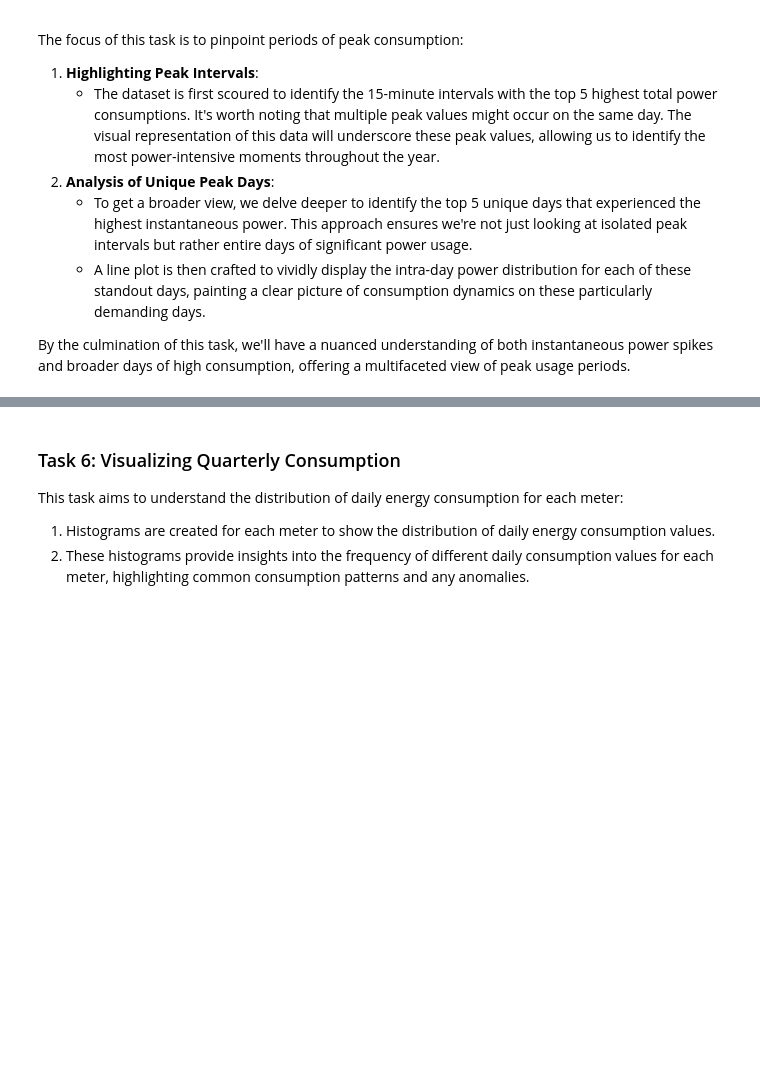
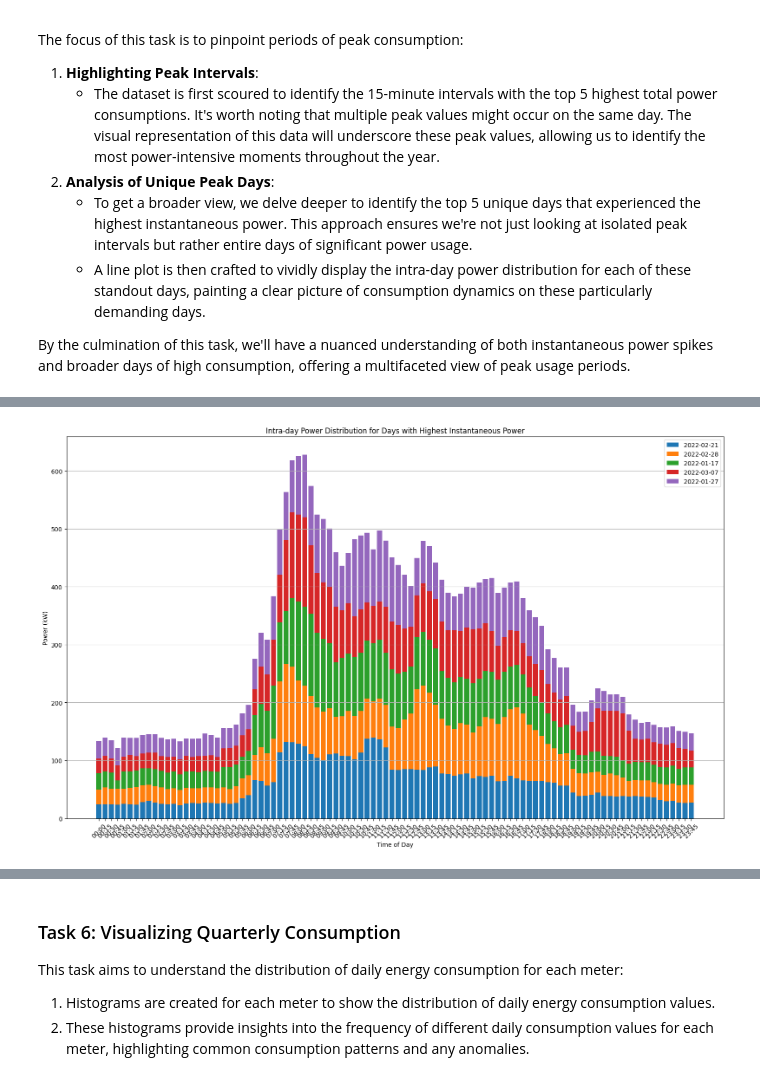
Before and after one commit to mijki/zengrid-analysis, a Jupyter notebook: notebooks/cons-analysis-dyn.ipynb, the cells around one changed output, grey strips where cells are left out. Cells and saved outputs as stored; diff of their text form; code cells hidden in the pictures; blank space fills up the shorter version.

```diff
--- a/notebooks/cons-analysis-dyn.ipynb
+++ b/notebooks/cons-analysis-dyn.ipynb
@@ -507,0 +524,34 @@ plt.show()
+# %%
+# Visualization
+plt.figure(figsize=(16, 10))
+
+# Create a stacked bar chart for each unique top date
+bar_data = []
+labels = []
+for date in top_5_dates:
+    subset = processed_data[processed_data['TimePeriodStart'].dt.date == date]
+    bar_data.append(list(subset['TotalPower']))
+    labels.append(str(date))
+
+# Using numpy to cumulatively sum the data to simulate a stacked bar effect
+cum_data = np.cumsum(bar_data, axis=0)
+
+# Plotting bars. The first bar is plotted normally, subsequent bars start from the top of the previous bar
+for i, (data, label) in enumerate(zip(bar_data, labels)):
+    if i == 0:
+        plt.bar(subset['TimePeriodStart'].dt.strftime('%H:%M'), data, label=label)
+    else:
+        plt.bar(subset['TimePeriodStart'].dt.strftime('%H:%M'), data, bottom=cum_data[i - 1], label=label)
+
+# Adjusting the plot
+plt.xlabel('Time of Day')
+plt.ylabel('Power (kW)')
+plt.title('Intra-day Power Distribution for Days with Highest Instantaneous Power')
+plt.xticks(rotation=45)
+plt.legend()
+plt.grid(axis='y')
+plt.tight_layout()
+
+plt.show()
+# %% [output]
+[figure, added]
```
Also changed, not shown: parts of 7 cells of this notebook, 1 other file.
